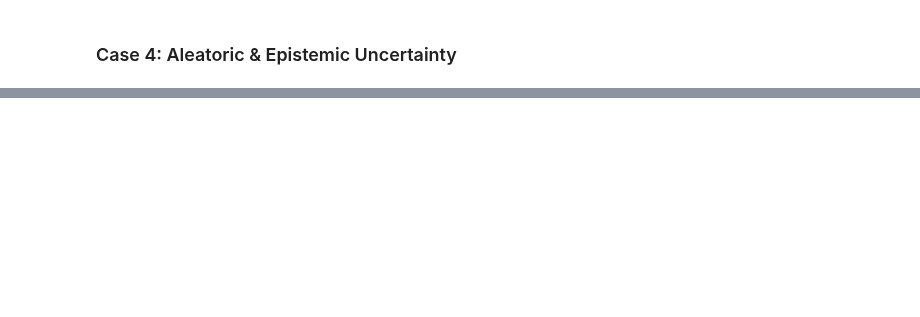
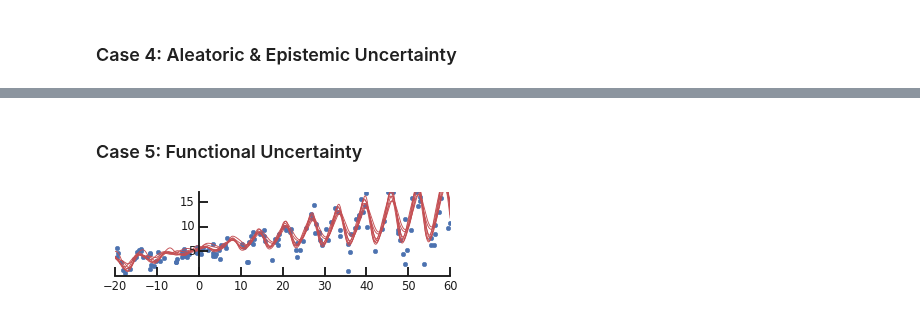
Before and after one commit to tensorflow/probability, a Jupyter notebook: tensorflow_probability/examples/jupyter_notebooks/Probabilistic_Layers_Regression.ipynb, the cells around one changed output, grey strips where cells are left out. Cells and saved outputs as stored; diff of their text form; code cells hidden in the pictures; blank space fills up the shorter version.

```diff
--- a/tensorflow_probability/examples/jupyter_notebooks/Probabilistic_Layers_Regression.ipynb
+++ b/tensorflow_probability/examples/jupyter_notebooks/Probabilistic_Layers_Regression.ipynb
@@ -409,7 +285,7 @@ plt.savefig('/tmp/fig3.png', bbox_inches='tight', dpi=300)
 # %%
 # Build model.
 model = tf.keras.Sequential([
-  DenseVariational(1 + 1, posterior_mean_field, prior_trainable),
+  tfp.layers.DenseVariational(1 + 1, posterior_mean_field, prior_trainable),
   tfp.layers.DistributionLambda(
       lambda t: tfd.Normal(loc=t[..., :1],
                            scale=1e-3 + tf.math.softplus(0.01 * t[...,1:]))),
@@ -462,0 +339,2 @@ plt.savefig('/tmp/fig4.png', bbox_inches='tight', dpi=300)
+# %% [markdown]
+### Case 5: Functional Uncertainty
@@ -462,0 +417,32 @@ plt.savefig('/tmp/fig4.png', bbox_inches='tight', dpi=300)
+# %%
+#@title Figure 5: Functional Uncertainty
+
+y, x, _ = load_dataset()
+
+plt.figure(figsize=[6, 1.5])  # inches
+plt.plot(x, y, 'b.', label='observed');
+
+num_samples = 7
+samples_ = yhat.sample(num_samples).numpy()
+plt.plot(np.tile(x_tst, num_samples),
+         samples_[..., 0].T,
+         'r',
+         linewidth=0.9,
+         label='fit');
+
+plt.ylim(-0.,17);
+plt.yticks(np.linspace(0, 15, 4)[1:]);
+plt.xticks(np.linspace(*x_range, num=9));
+
+ax=plt.gca();
+ax.xaxis.set_ticks_position('bottom')
+ax.yaxis.set_ticks_position('left')
+ax.spines['left'].set_position(('data', 0))
+ax.spines['top'].set_visible(False)
+ax.spines['right'].set_visible(False)
+#ax.spines['left'].set_smart_bounds(True)
+#ax.spines['bottom'].set_smart_bounds(True)
+
+plt.savefig('/tmp/fig5.png', bbox_inches='tight', dpi=300)
+# %% [output]
+[figure, added]
```
Also changed, not shown: parts of 14 cells of this notebook.
